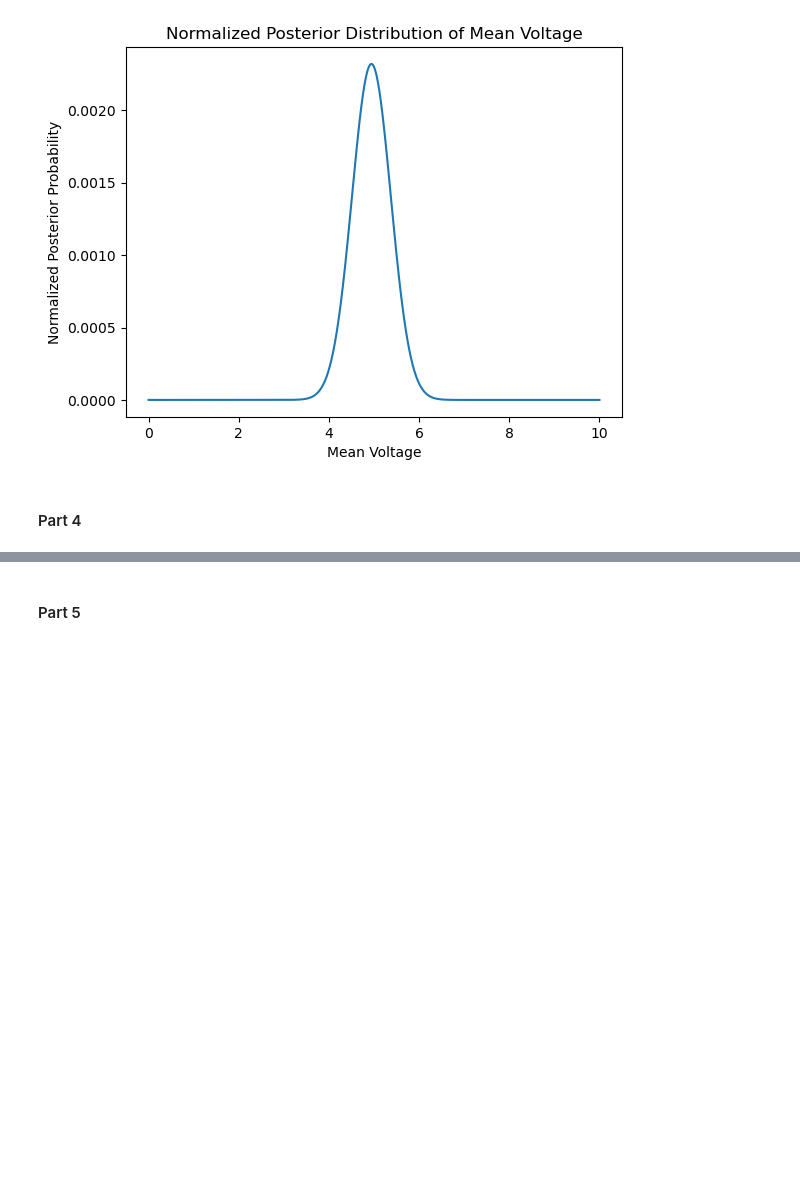
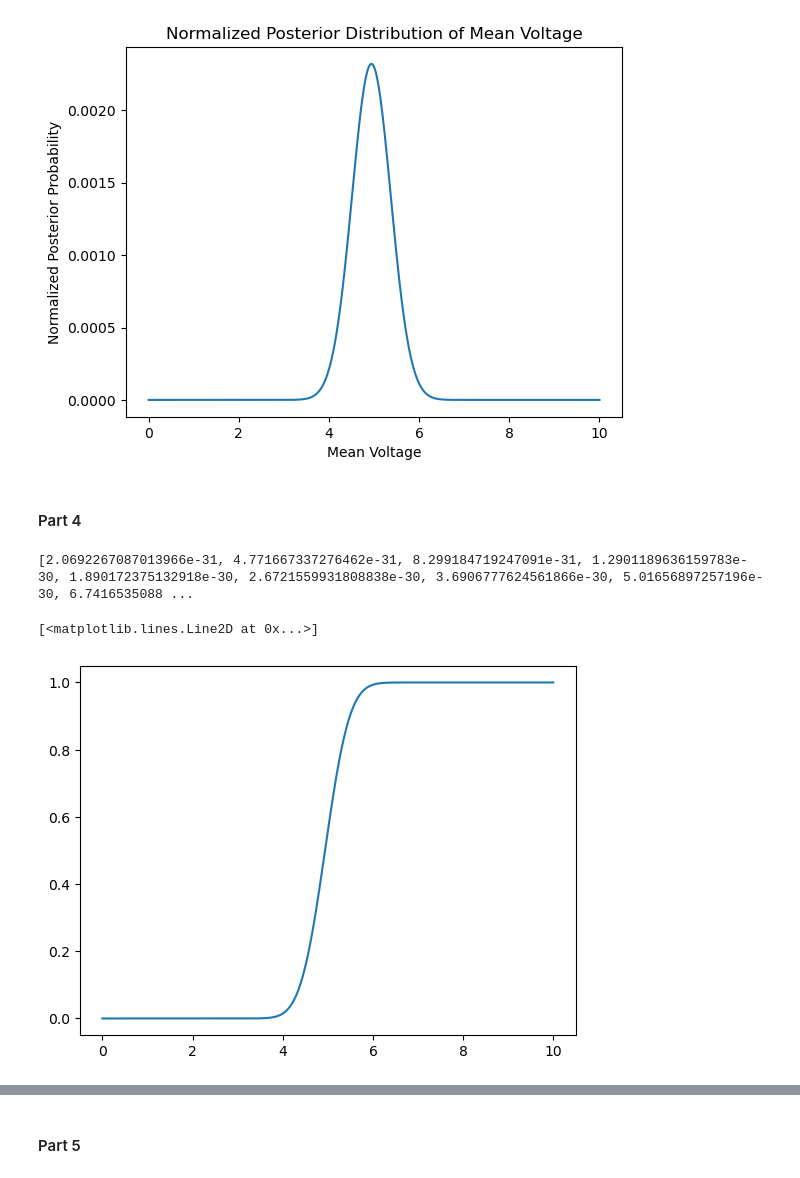
Before and after one commit to VanderbiltAstronomy/astr_8070_s24, a Jupyter notebook: coursework/student_folders/Ryan_Nowicki/vu_astr8070_s24_hw4_RyanNowicki.ipynb, the cells around one changed output, grey strips where cells are left out. Drawn from its saved outputs; the diff is of its cells as text; code cells hidden in the pictures; blank space fills up the shorter version.

```diff
--- a/coursework/student_folders/Ryan_Nowicki/vu_astr8070_s24_hw4_RyanNowicki.ipynb
+++ b/coursework/student_folders/Ryan_Nowicki/vu_astr8070_s24_hw4_RyanNowicki.ipynb
@@ -148,4 +148,20 @@ Text(0, 0.5, 'Normalized Posterior Probability')
 #By either drawing samples from this posterior, or using your gridded posterior pdf to make a cdf, find the equal-tailed 68.3% credible region for the mean
 # and compare the upper and lower boundaries to the sample mean plus/minus the standard error, respectively. *Also* find the MAP value of the mean.
 
-#random sampling of posterior = meaning randdomly selecting mus weighted by post
+#print(post)
+#using gridded posterior to make a cdf
+post_cdf = []
+post_cdf.append(4*post[0])        #running initial step
+for i in range(len(post)-1):    #for loop to add posterior pdfs cumulatively
+    cdf_point = post_cdf[i] + float(4*post[i+1])
+    post_cdf.append(cdf_point)
+
+print(post_cdf)
+# %% [output]
+[2.0692267087013966e-31, 4.771667337276462e-31, 8.299184719247091e-31, 1.2901189636159783e-30, 1.890172375132918e-30, 2.6721559931808838e-30, 3.6906777624561866e-30, 5.01656897257196e-30, 6.7416535088 ...
+# %%
+#test plot of post cdf
+plt.plot(mugrid, post_cdf)
+# %% [output]
+[<matplotlib.lines.Line2D at 0x...>]
+[figure, added]
```
Also changed, not shown: parts of 6 cells of this notebook.
